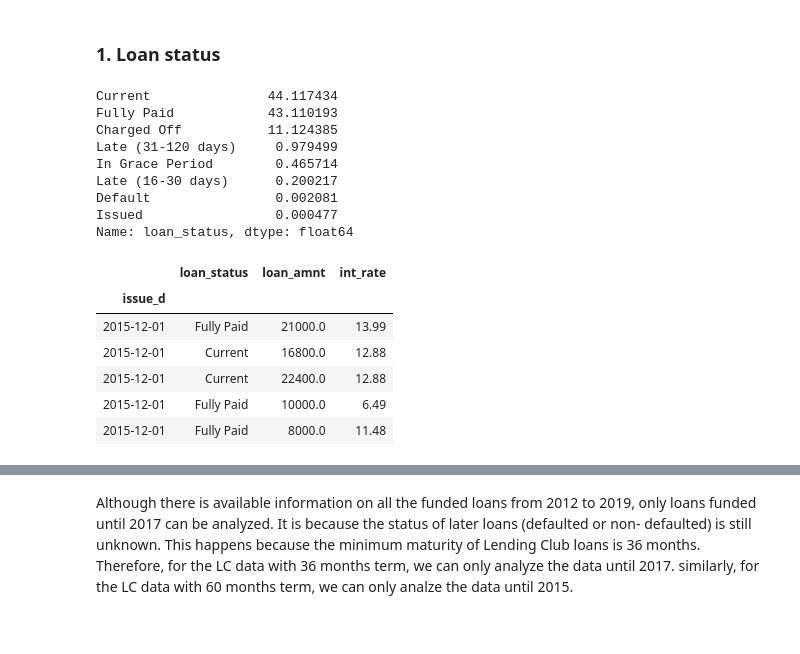
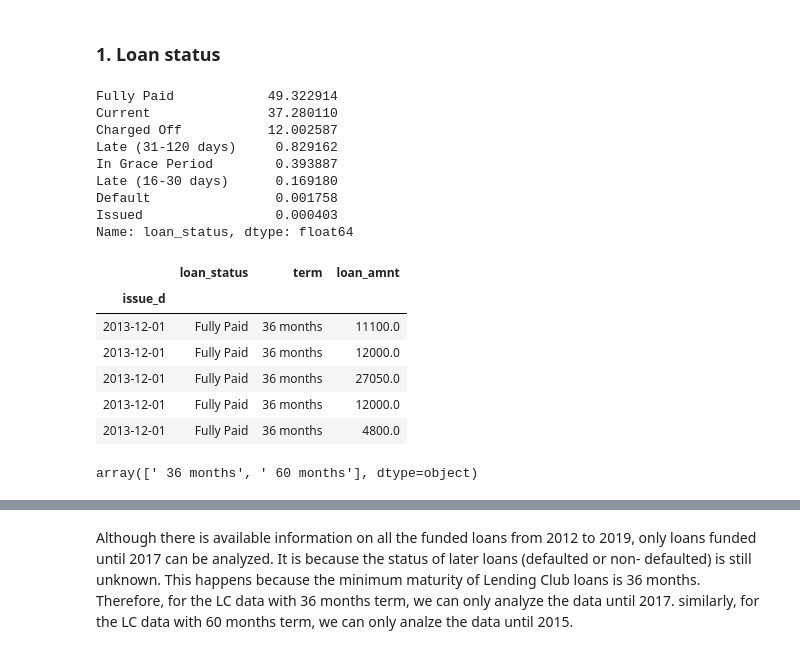
Before and after one commit to cyuancheng/Lending_Club, a Jupyter notebook: 04_LC_DataStory_EDA.ipynb, the cells around one changed output, grey strips where cells are left out. Cells and saved outputs as stored; diff of their text form; code cells hidden in the pictures.

```diff
--- a/04_LC_DataStory_EDA.ipynb
+++ b/04_LC_DataStory_EDA.ipynb
@@ -38,8 +38,8 @@ warnings.filterwarnings('ignore')
 # read data
 start = time.time()
 path = '/Users/cyuancheng/Documents/course/Springboard/Capstone1/data/'
-df = pd.read_csv(path+'data_2015_2019_rm.csv', low_memory=False, index_col=0, \
+df = pd.read_csv(path+'data_2012_2019_rm.csv', low_memory=False, index_col=0, \
                  parse_dates=['issue_d', 'earliest_cr_line', 'last_pymnt_d', 'last_credit_pull_d'] )
 end = time.time()
-print('It takes  ' + str(end-start/60) +' min to read the data')
+print('It takes  ' + str(round((end-start)/60,1)) +' min to read the data')
 # %% [output]
@@ -154,24 +169,28 @@ df.select_dtypes('datetime').columns.to_list()
 # %%
 df['loan_status'].value_counts(normalize=True)*100
 # %% [output]
-Current               44.117434
-Fully Paid            43.110193
-Charged Off           11.124385
-Late (31-120 days)     0.979499
-In Grace Period        0.465714
-Late (16-30 days)      0.200217
-Default                0.002081
-Issued                 0.000477
+Fully Paid            49.322914
+Current               37.280110
+Charged Off           12.002587
+Late (31-120 days)     0.829162
+In Grace Period        0.393887
+Late (16-30 days)      0.169180
+Default                0.001758
+Issued                 0.000403
 Name: loan_status, dtype: float64
 # %%
-df_time = df[['issue_d','loan_status', 'loan_amnt']]
+df_time = df[['issue_d','loan_status','term','loan_amnt']]
 df_time.set_index('issue_d',inplace=True)
 df_time.head()
 # %% [output]
-|  | loan_status | loan_amnt | int_rate |
+|  | loan_status | term | loan_amnt |
 | issue_d |  |  |  |
-| 2015-12-01 | Fully Paid | 21000.0 | 13.99 |
-| 2015-12-01 | Current | 16800.0 | 12.88 |
-| 2015-12-01 | Current | 22400.0 | 12.88 |
-| 2015-12-01 | Fully Paid | 10000.0 | 6.49 |
-| 2015-12-01 | Fully Paid | 8000.0 | 11.48 |
+| 2013-12-01 | Fully Paid | 36 months | 11100.0 |
+| 2013-12-01 | Fully Paid | 36 months | 12000.0 |
+| 2013-12-01 | Fully Paid | 36 months | 27050.0 |
+| 2013-12-01 | Fully Paid | 36 months | 12000.0 |
+| 2013-12-01 | Fully Paid | 36 months | 4800.0 |
+# %%
+df_time['term'].unique()
+# %% [output]
+array([' 36 months', ' 60 months'], dtype=object)
```
Also changed, not shown: parts of 9 cells of this notebook, 1 other file.
